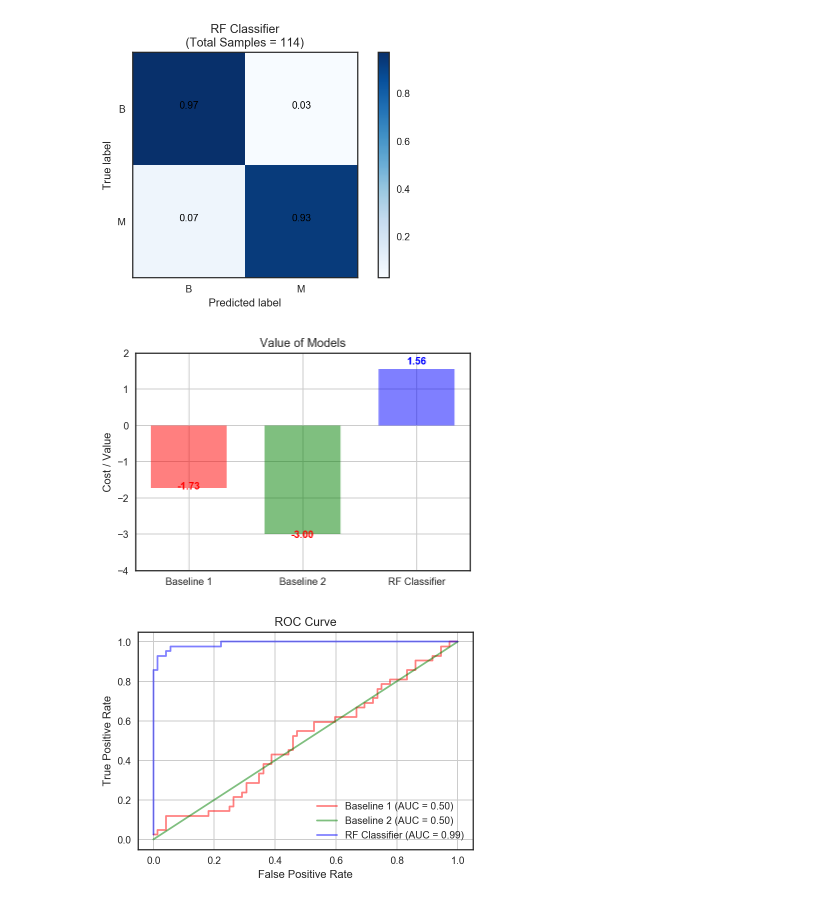
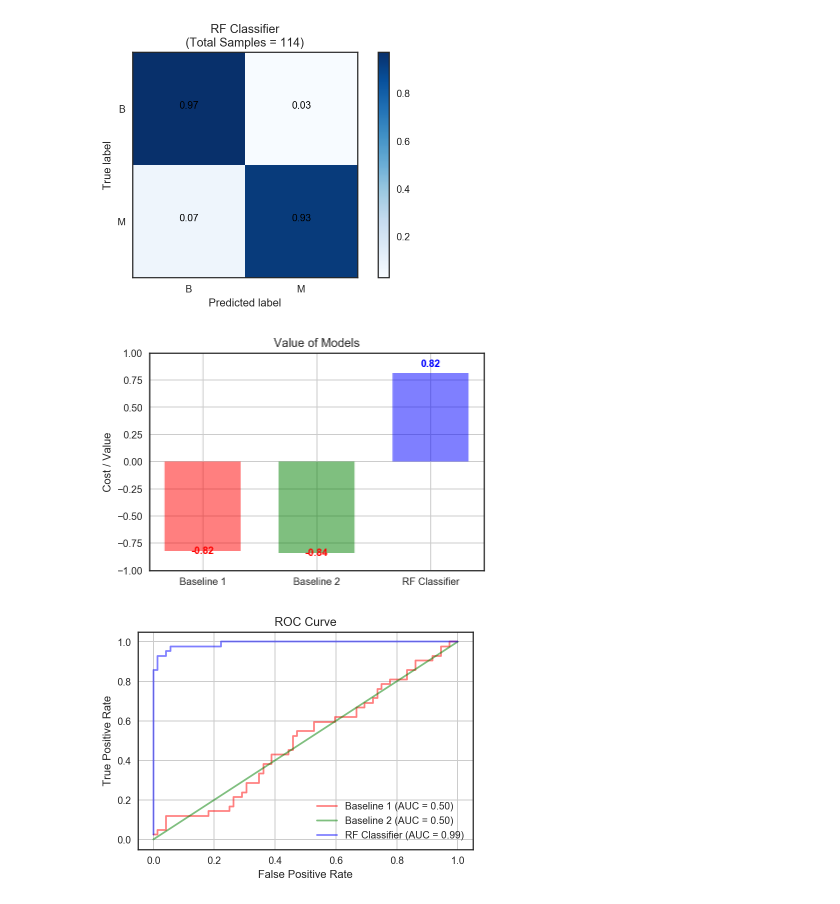
Before and after one commit to thampiman/msdn-digp-blog, a Jupyter notebook: measuring_model_goodness/Classification.ipynb, the cells around one changed output. Drawn from its saved outputs; the diff is of its cells as text; code cells hidden in the pictures.

Commit message:
Value-cost fix + improvements to automation plot

```diff
--- a/measuring_model_goodness/Classification.ipynb
+++ b/measuring_model_goodness/Classification.ipynb
@@ -305,39 +305,39 @@ Normalized confusion matrix
 [figure]
 # %%
 # Function to compute value given unnormalised confusion matrix (cm) and value-cost matrix (vcm)
-compute_value = lambda cm, vcm: normalise_cm(cm).flatten().dot(vcm.flatten())
+compute_value = lambda cm, vcm: cm.flatten().dot(vcm.flatten()) / np.sum(cm)
 
 b1_value = compute_value(b1_cm, value_cost_matrix)
 b2_value = compute_value(b2_cm, value_cost_matrix)
 rf_value = compute_value(rf_cm, value_cost_matrix)
 
 f, ax = plt.subplots()
 def autolabel(rect, color='blue'):
     height = rect.get_height()
     ax.text(rect.get_x() + rect.get_width()/2., 1.05*height,
             '%.2f' % height,
             ha='center', va='bottom', color=color, fontweight='bold')
 
 x = [0, 0.3, 0.6]
 y = [b1_value, b2_value, rf_value]
 rect_b1, rect_b2, rect_rf = ax.bar(x, y, alpha=0.5, width=0.2)
 rect_b1.set_facecolor('r')
 rect_b2.set_facecolor('g')
 rect_rf.set_facecolor('b')
 
 autolabel(rect_b1, color='red')
 autolabel(rect_b2, color='red')
 autolabel(rect_rf, color='blue')
-ax.set_ylim([-4, 2])
+ax.set_ylim([-1, 1])
 
 ax.set_xticks(x)
 ax.set_xticklabels(['Baseline 1', 'Baseline 2', 'RF Classifier'])
 ax.grid(True)
 ax.set_ylabel('Cost / Value')
 ax.set_title('Value of Models')
 f.savefig('images/value_cost_models.png', dpi=200, bbox_inches='tight');
 # %% [output]
-[figure, old version]
+[figure, new version]
 # %%
 b1_fpr, b1_tpr, b1_roc_th = roc_curve(df_test['target'], df_test['baseline_1_proba'])
 b2_fpr, b2_tpr, b2_roc_th = roc_curve(df_test['target'], df_test['baseline_2'])
```
Also changed, not shown: parts of 1 cell of this notebook, 2 other files.
